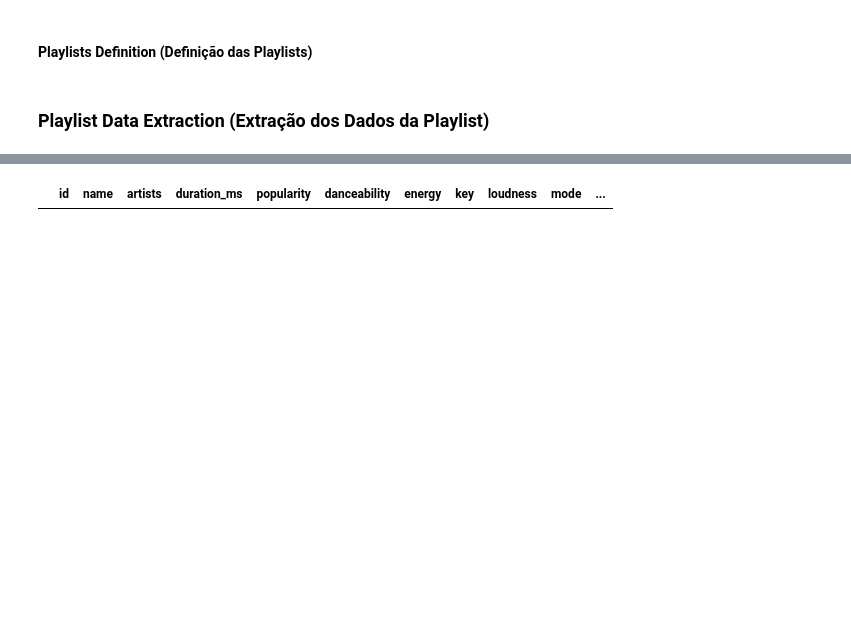
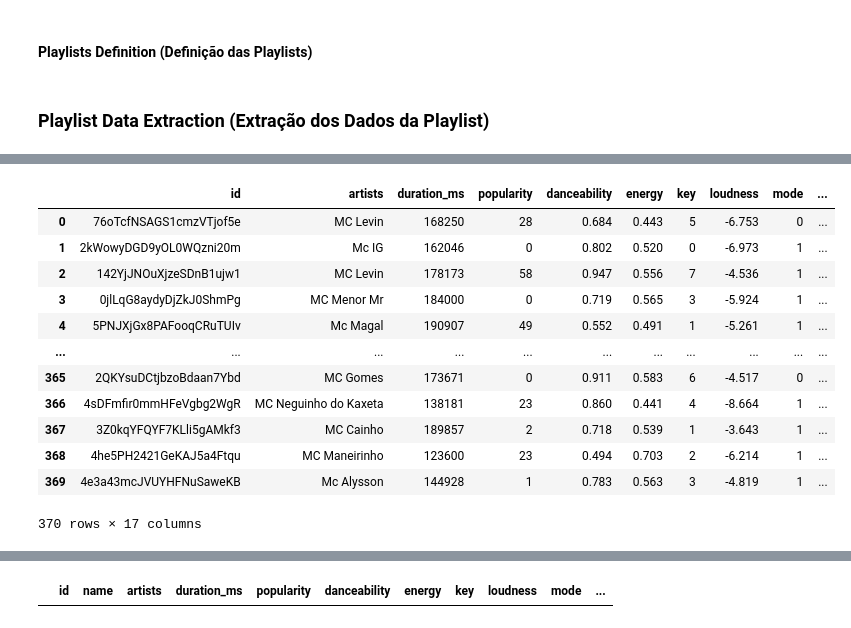
Before and after one commit to guidasneves/spotify_recsys, a Jupyter notebook: end_to_end_system.ipynb, the cells around one changed output, grey strips where cells are left out. Saved outputs shown, nothing was run; the diff lists cells and outputs as text; code cells hidden in the pictures; blank space fills up the shorter version.

```diff
--- a/end_to_end_system.ipynb
+++ b/end_to_end_system.ipynb
@@ -368 +371,17 @@ df_bad.head()
+# %%
+df_bad.drop(columns=['name'])
+# %% [output]
+|  | id | artists | duration_ms | popularity | danceability | energy | key | loudness | mode | ... |
+| 0 | 76oTcfNSAGS1cmzVTjof5e | MC Levin | 168250 | 28 | 0.684 | 0.443 | 5 | -6.753 | 0 | ... |
+| 1 | 2kWowyDGD9yOL0WQzni20m | Mc IG | 162046 | 0 | 0.802 | 0.520 | 0 | -6.973 | 1 | ... |
+| 2 | 142YjJNOuXjzeSDnB1ujw1 | MC Levin | 178173 | 58 | 0.947 | 0.556 | 7 | -4.536 | 1 | ... |
+| 3 | 0jlLqG8aydyDjZkJ0ShmPg | MC Menor Mr | 184000 | 0 | 0.719 | 0.565 | 3 | -5.924 | 1 | ... |
+| 4 | 5PNJXjGx8PAFooqCRuTUIv | Mc Magal | 190907 | 49 | 0.552 | 0.491 | 1 | -5.261 | 1 | ... |
+| ... | ... | ... | ... | ... | ... | ... | ... | ... | ... | ... |
+| 365 | 2QKYsuDCtjbzoBdaan7Ybd | MC Gomes | 173671 | 0 | 0.911 | 0.583 | 6 | -4.517 | 0 | ... |
+| 366 | 4sDFmfir0mmHFeVgbg2WgR | MC Neguinho do Kaxeta | 138181 | 23 | 0.860 | 0.441 | 4 | -8.664 | 1 | ... |
+| 367 | 3Z0kqYFQYF7KLli5gAMkf3 | MC Cainho | 189857 | 2 | 0.718 | 0.539 | 1 | -3.643 | 1 | ... |
+| 368 | 4he5PH2421GeKAJ5a4Ftqu | MC Maneirinho | 123600 | 23 | 0.494 | 0.703 | 2 | -6.214 | 1 | ... |
+| 369 | 4e3a43mcJVUYHFNuSaweKB | Mc Alysson | 144928 | 1 | 0.783 | 0.563 | 3 | -4.819 | 1 | ... |
+370 rows × 17 columns
 # %%
```
Also changed, not shown: parts of 24 cells of this notebook, 3 other files.
